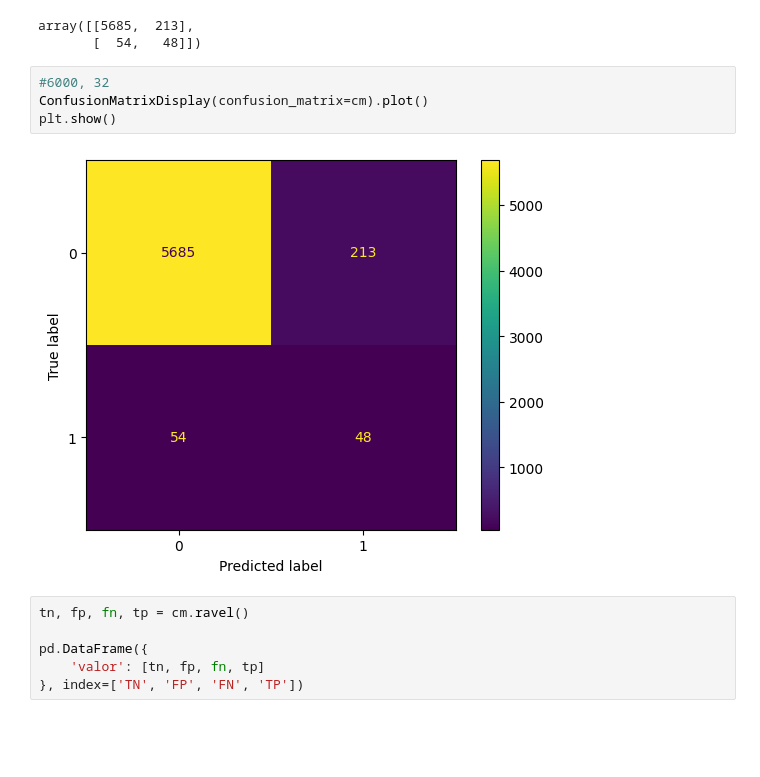
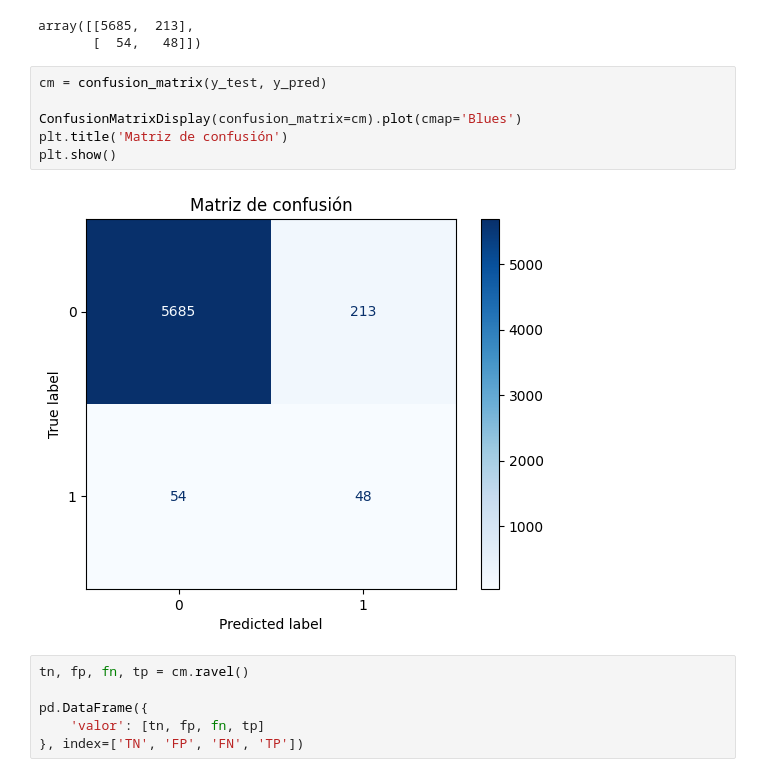
Before and after one commit to nashlypilar-collab/Intro_ciencia_tarea_grupo, a Jupyter notebook: Fraudes_Feature.ipynb, the cells around one changed output. Cells and saved outputs as stored; diff of their text form; blank space fills up the shorter version.

```diff
--- a/Fraudes_Feature.ipynb
+++ b/Fraudes_Feature.ipynb
@@ -242,11 +242,13 @@ cm
 array([[5685,  213],
        [  54,   48]])
 # %%
-#6000, 32
-ConfusionMatrixDisplay(confusion_matrix=cm).plot()
+cm = confusion_matrix(y_test, y_pred)
+
+ConfusionMatrixDisplay(confusion_matrix=cm).plot(cmap='Blues')
+plt.title('Matriz de confusión')
 plt.show()
 # %% [output]
-[figure, old version]
+[figure, new version]
 # %%
 tn, fp, fn, tp = cm.ravel()
 
```
Also changed, not shown: parts of 5 cells of this notebook.
